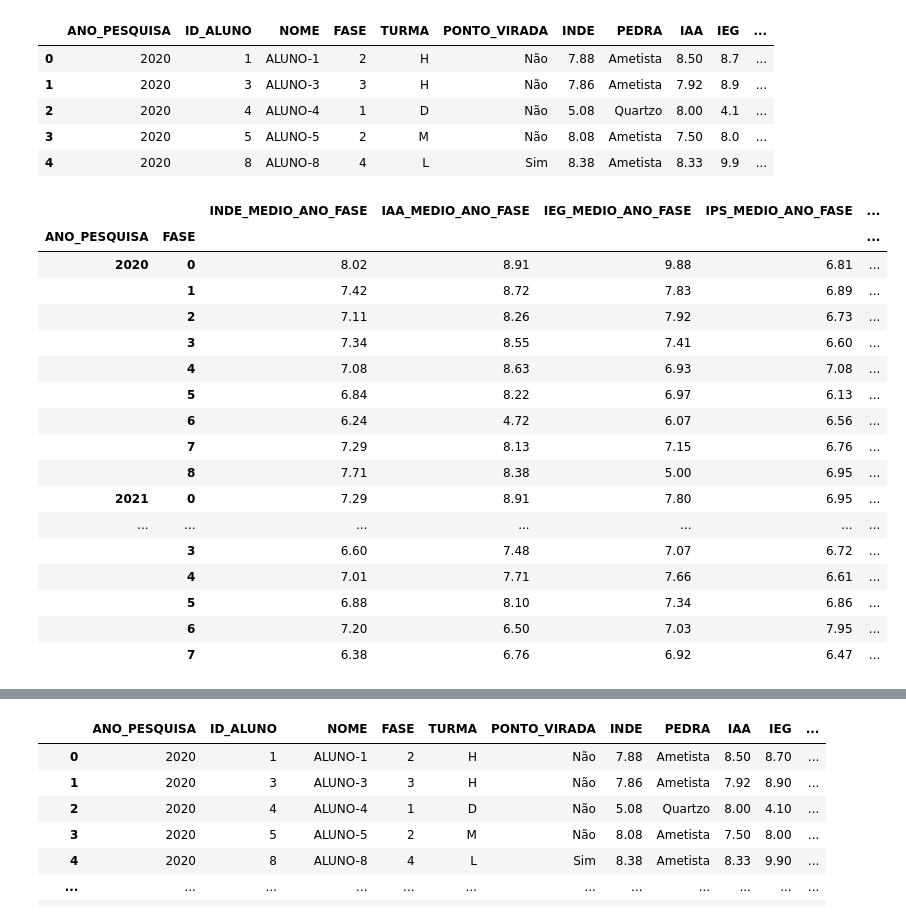
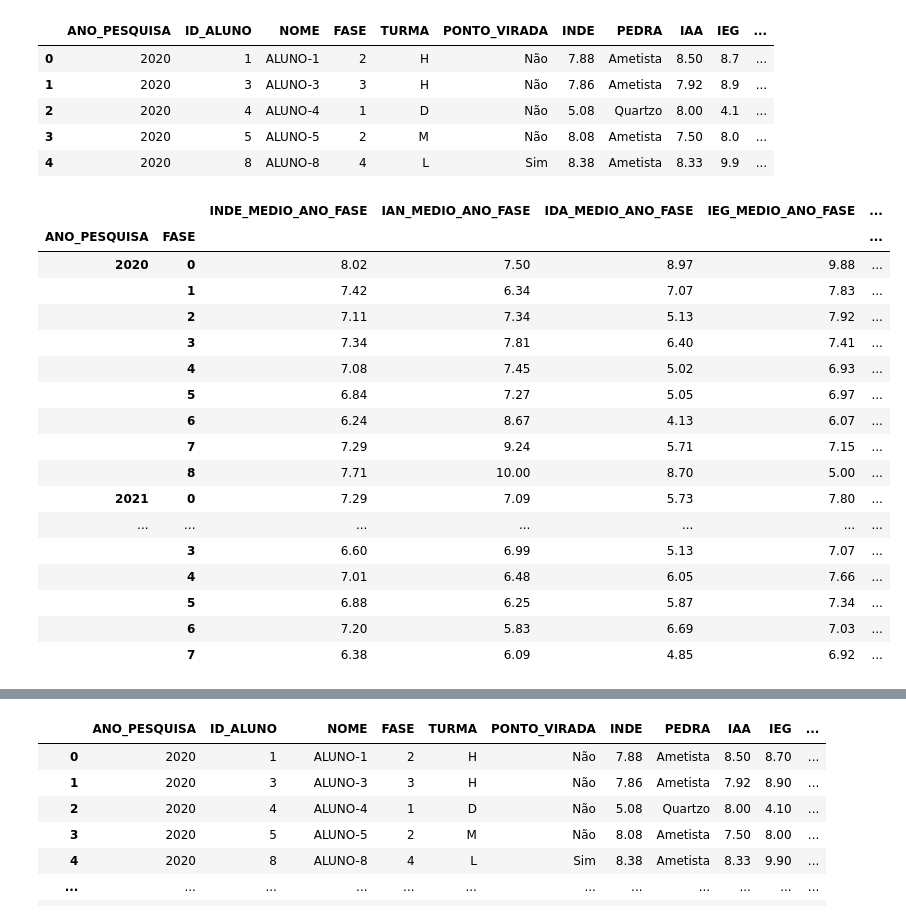
Before and after one commit to fredgcosta/datathon-postech-fiap, a Jupyter notebook: dados/DATATHON_PREPARACAO.ipynb, the cells around one changed output, grey strips where cells are left out. Cells and saved outputs as stored; diff of their text form; code cells hidden in the pictures.

```diff
--- a/DATATHON_PREPARACAO.ipynb
+++ b/dados/DATATHON_PREPARACAO.ipynb
@@ -4,8 +4,10 @@ import numpy as np
 import matplotlib.pyplot as plt
 import matplotlib.ticker as ticker
 import plotly.express as px
+import plotly.graph_objects as go
+from plotly.subplots import make_subplots
 
-file_path = './PEDE_PASSOS_DATASET_FIAP.csv'
+file_path = './dados/PEDE_PASSOS_DATASET_FIAP.csv'
 pd.set_option('display.max_columns', None)
 pd.options.mode.copy_on_write = True
 df_original = pd.read_csv(file_path, delimiter=';')
@@ -225,7 +227,7 @@ Name: 760, dtype: object
 # %%
 df_final.replace('#NULO!', np.nan, inplace=True)
 # %%
-df_final[['INDE', 'IAA', 'IEG', 'IPS', 'IDA', 'IPP', 'IPV','IAN']] = df_final[['INDE', 'IAA', 'IEG', 'IPS', 'IDA', 'IPP', 'IPV','IAN']].astype(float)
+df_final[['INDE', 'IAN', 'IDA', 'IEG', 'IAA', 'IPS', 'IPP','IPV']] = df_final[['INDE', 'IAN', 'IDA', 'IEG', 'IAA', 'IPS', 'IPP','IPV']].astype(float)
 # %%
 df_final.info()
 # %% [output]
@@ -280,26 +282,26 @@ df.head()
 | 3 | 2020 | 5 | ALUNO-5 | 2 | M | Não | 8.08 | Ametista | 7.50 | 8.0 | ... |
 | 4 | 2020 | 8 | ALUNO-8 | 4 | L | Sim | 8.38 | Ametista | 8.33 | 9.9 | ... |
 # %%
-df_media_ano_fase = df.groupby(['ANO_PESQUISA', 'FASE'])[['INDE', 'IAA', 'IEG', 'IPS', 'IDA', 'IPP', 'IPV','IAN']].mean().round(2)
-df_media_ano_fase.columns = ['INDE_MEDIO_ANO_FASE', 'IAA_MEDIO_ANO_FASE', 'IEG_MEDIO_ANO_FASE', 'IPS_MEDIO_ANO_FASE', 'IDA_MEDIO_ANO_FASE', 'IPP_MEDIO_ANO_FASE', 'IPV_MEDIO_ANO_FASE', 'IAN_MEDIO_ANO_FASE']
+df_media_ano_fase = df.groupby(['ANO_PESQUISA', 'FASE'])[['INDE', 'IAN', 'IDA', 'IEG', 'IAA', 'IPS', 'IPP','IPV']].mean().round(2)
+df_media_ano_fase.columns = ['INDE_MEDIO_ANO_FASE', 'IAN_MEDIO_ANO_FASE', 'IDA_MEDIO_ANO_FASE', 'IEG_MEDIO_ANO_FASE', 'IAA_MEDIO_ANO_FASE', 'IPS_MEDIO_ANO_FASE', 'IPP_MEDIO_ANO_FASE', 'IPV_MEDIO_ANO_FASE']
 df_media_ano_fase
 # %% [output]
-|  |  | INDE_MEDIO_ANO_FASE | IAA_MEDIO_ANO_FASE | IEG_MEDIO_ANO_FASE | IPS_MEDIO_ANO_FASE | ... |
+|  |  | INDE_MEDIO_ANO_FASE | IAN_MEDIO_ANO_FASE | IDA_MEDIO_ANO_FASE | IEG_MEDIO_ANO_FASE | ... |
 | ANO_PESQUISA | FASE |  |  |  |  | ... |
-| 2020 | 0 | 8.02 | 8.91 | 9.88 | 6.81 | ... |
-|  | 1 | 7.42 | 8.72 | 7.83 | 6.89 | ... |
-|  | 2 | 7.11 | 8.26 | 7.92 | 6.73 | ... |
-|  | 3 | 7.34 | 8.55 | 7.41 | 6.60 | ... |
-|  | 4 | 7.08 | 8.63 | 6.93 | 7.08 | ... |
-|  | 5 | 6.84 | 8.22 | 6.97 | 6.13 | ... |
-|  | 6 | 6.24 | 4.72 | 6.07 | 6.56 | ... |
-|  | 7 | 7.29 | 8.13 | 7.15 | 6.76 | ... |
-|  | 8 | 7.71 | 8.38 | 5.00 | 6.95 | ... |
-| 2021 | 0 | 7.29 | 8.91 | 7.80 | 6.95 | ... |
+| 2020 | 0 | 8.02 | 7.50 | 8.97 | 9.88 | ... |
+|  | 1 | 7.42 | 6.34 | 7.07 | 7.83 | ... |
+|  | 2 | 7.11 | 7.34 | 5.13 | 7.92 | ... |
+|  | 3 | 7.34 | 7.81 | 6.40 | 7.41 | ... |
+|  | 4 | 7.08 | 7.45 | 5.02 | 6.93 | ... |
+|  | 5 | 6.84 | 7.27 | 5.05 | 6.97 | ... |
+|  | 6 | 6.24 | 8.67 | 4.13 | 6.07 | ... |
+|  | 7 | 7.29 | 9.24 | 5.71 | 7.15 | ... |
+|  | 8 | 7.71 | 10.00 | 8.70 | 5.00 | ... |
+| 2021 | 0 | 7.29 | 7.09 | 5.73 | 7.80 | ... |
 | ... | ... | ... | ... | ... | ... | ... |
-|  | 3 | 6.60 | 7.48 | 7.07 | 6.72 | ... |
-|  | 4 | 7.01 | 7.71 | 7.66 | 6.61 | ... |
-|  | 5 | 6.88 | 8.10 | 7.34 | 6.86 | ... |
-|  | 6 | 7.20 | 6.50 | 7.03 | 7.95 | ... |
-|  | 7 | 6.38 | 6.76 | 6.92 | 6.47 | ... |
+|  | 3 | 6.60 | 6.99 | 5.13 | 7.07 | ... |
+|  | 4 | 7.01 | 6.48 | 6.05 | 7.66 | ... |
+|  | 5 | 6.88 | 6.25 | 5.87 | 7.34 | ... |
+|  | 6 | 7.20 | 5.83 | 6.69 | 7.03 | ... |
+|  | 7 | 6.38 | 6.09 | 4.85 | 6.92 | ... |
 # %%
```
Also changed, not shown: parts of 22 cells of this notebook, 3 other files.
